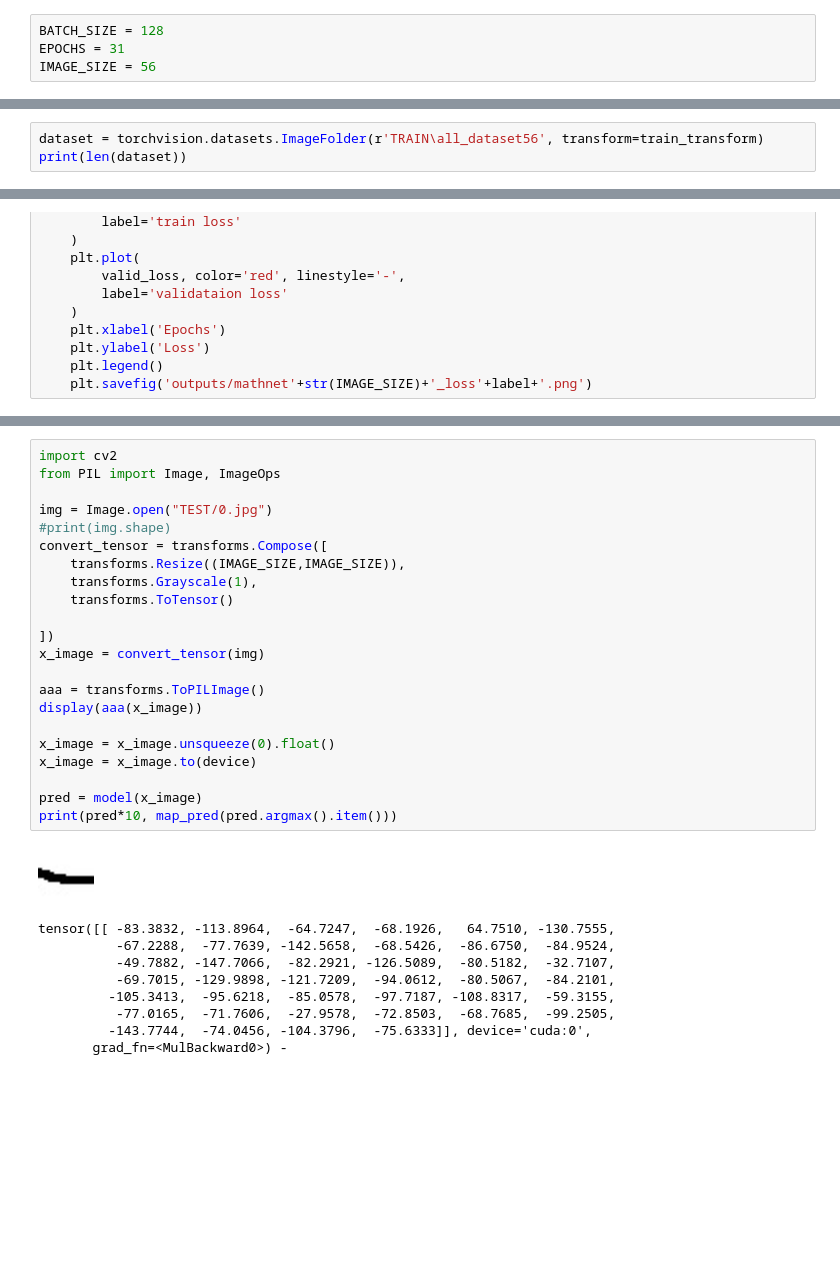
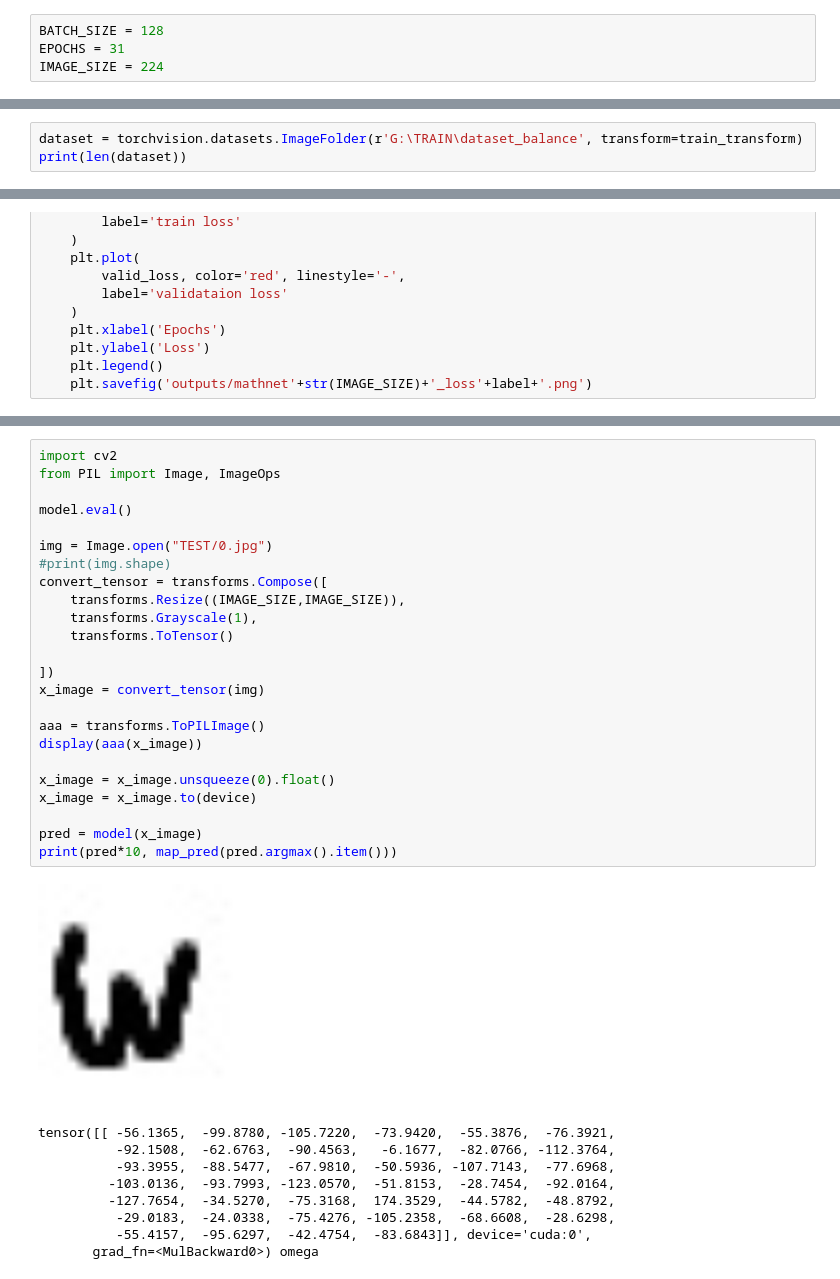
Before and after one commit to sawwere/Math_recognition, a Jupyter notebook: trainMathNet.ipynb, the cells around one changed output, grey strips where cells are left out. Saved outputs shown, nothing was run; the diff lists cells and outputs as text; blank space fills up the shorter version.

```diff
--- a/trainMathNet.ipynb
+++ b/trainMathNet.ipynb
@@ -18,7 +19,7 @@ import models.MathNet56 as mnt56
 # %%
 BATCH_SIZE = 128
 EPOCHS = 31
-IMAGE_SIZE = 56
+IMAGE_SIZE = 224
 # %%
 # the training transforms
 train_transform = transforms.Compose([
@@ -33,6 +34,6 @@ valid_transform = transforms.Compose([
     transforms.ToTensor()
 ])
 # %%
-dataset = torchvision.datasets.ImageFolder(r'TRAIN\all_dataset56', transform=train_transform)
+dataset = torchvision.datasets.ImageFolder(r'G:\TRAIN\dataset_balance', transform=train_transform)
 print(len(dataset))
 # %% [output]
@@ -325,35 +345,37 @@ Validation
 # %%
 import cv2
 from PIL import Image, ImageOps
+
+model.eval()
 
 img = Image.open("TEST/0.jpg")
 #print(img.shape)
 convert_tensor = transforms.Compose([
     transforms.Resize((IMAGE_SIZE,IMAGE_SIZE)),
     transforms.Grayscale(1),
     transforms.ToTensor()
 
 ])
 x_image = convert_tensor(img)
 
 aaa = transforms.ToPILImage()
 display(aaa(x_image))
 
 x_image = x_image.unsqueeze(0).float()
 x_image = x_image.to(device)
 
 pred = model(x_image)
 print(pred*10, map_pred(pred.argmax().item()))
 # %% [output]
-[figure, old version]
+[figure, new version]
-tensor([[ -83.3832, -113.8964,  -64.7247,  -68.1926,   64.7510, -130.7555,
-          -67.2288,  -77.7639, -142.5658,  -68.5426,  -86.6750,  -84.9524,
-          -49.7882, -147.7066,  -82.2921, -126.5089,  -80.5182,  -32.7107,
-          -69.7015, -129.9898, -121.7209,  -94.0612,  -80.5067,  -84.2101,
-         -105.3413,  -95.6218,  -85.0578,  -97.7187, -108.8317,  -59.3155,
-          -77.0165,  -71.7606,  -27.9578,  -72.8503,  -68.7685,  -99.2505,
-         -143.7744,  -74.0456, -104.3796,  -75.6333]], device='cuda:0',
-       grad_fn=<MulBackward0>) -
+tensor([[ -56.1365,  -99.8780, -105.7220,  -73.9420,  -55.3876,  -76.3921,
+          -92.1508,  -62.6763,  -90.4563,   -6.1677,  -82.0766, -112.3764,
+          -93.3955,  -88.5477,  -67.9810,  -50.5936, -107.7143,  -77.6968,
+         -103.0136,  -93.7993, -123.0570,  -51.8153,  -28.7454,  -92.0164,
+         -127.7654,  -34.5270,  -75.3168,  174.3529,  -44.5782,  -48.8792,
+          -29.0183,  -24.0338,  -75.4276, -105.2358,  -68.6608,  -28.6298,
+          -55.4157,  -95.6297,  -42.4754,  -83.6843]], device='cuda:0',
+       grad_fn=<MulBackward0>) omega
 # %%
 import cv2
 from PIL import Image, ImageOps
```
Also changed, not shown: parts of 13 cells of this notebook, 1 other file.
